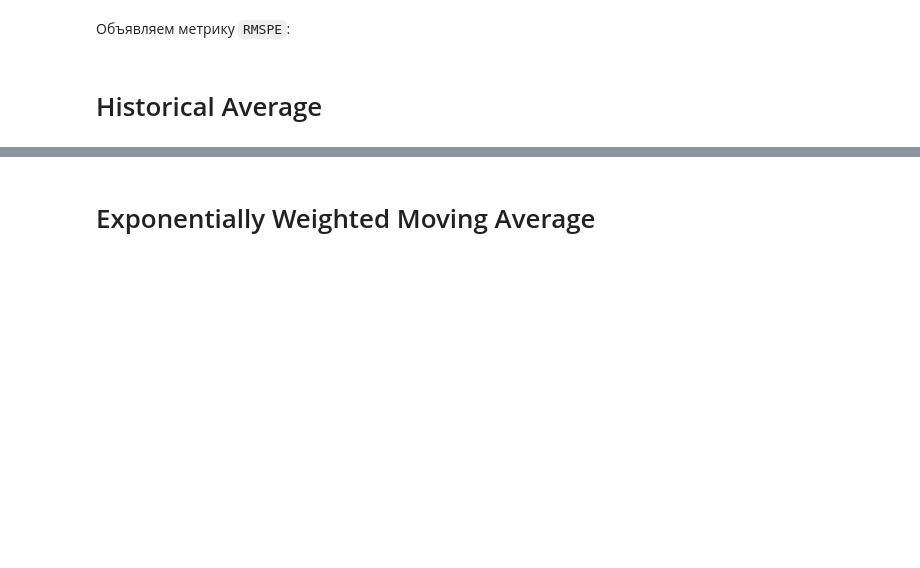
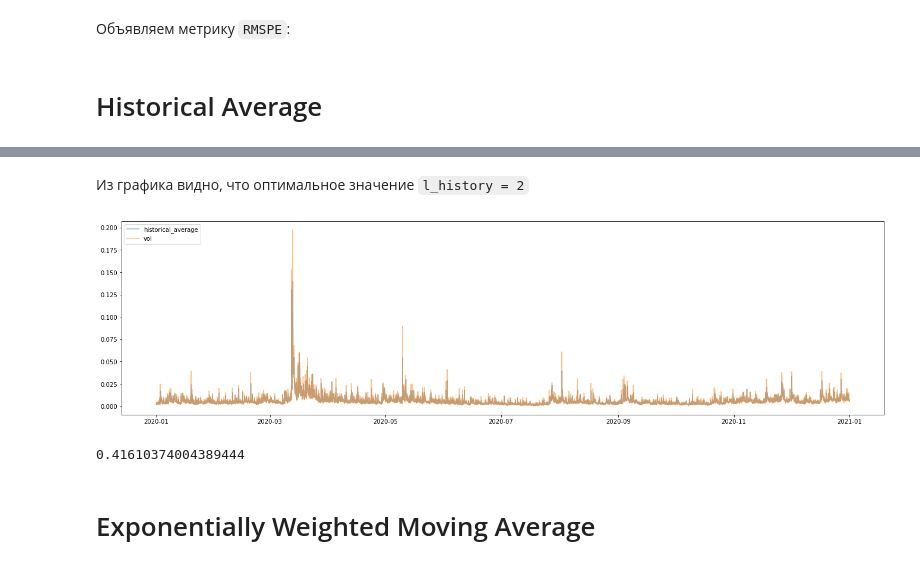
Before and after one commit to lantalex/cmf_relized_vol_prediction, a Jupyter notebook: week-1.ipynb, the cells around one changed output, grey strips where cells are left out. Saved outputs shown, nothing was run; the diff lists cells and outputs as text; code cells hidden in the pictures; blank space fills up the shorter version.

```diff
--- a/week-1.ipynb
+++ b/week-1.ipynb
@@ -89,3 +105,19 @@ Optimal l:  2  value: 0.4161037400438944
+# %%
+ha_vol = calculate_HA(df_1h['vol'], 2)
+# %% [markdown]
+Из графика видно, что оптимальное значение `l_history = 2`
+# %%
+plt.figure(figsize=(23,6))
+plt.plot(ha_vol, alpha=0.5, label="historical_average")
+plt.plot(df_1h['vol'], alpha=0.5, label="vol")
+plt.legend(loc="upper left")
+plt.show()
+# %% [output]
+[figure, added]
+# %%
+rmspe(df_1h['vol'], calculate_HA(df_1h['vol'], 2))
+# %% [output]
+0.41610374004389444
 # %% [markdown]
 # Exponentially Weighted Moving Average
 # %%
```
Also changed, not shown: parts of 26 cells of this notebook.
